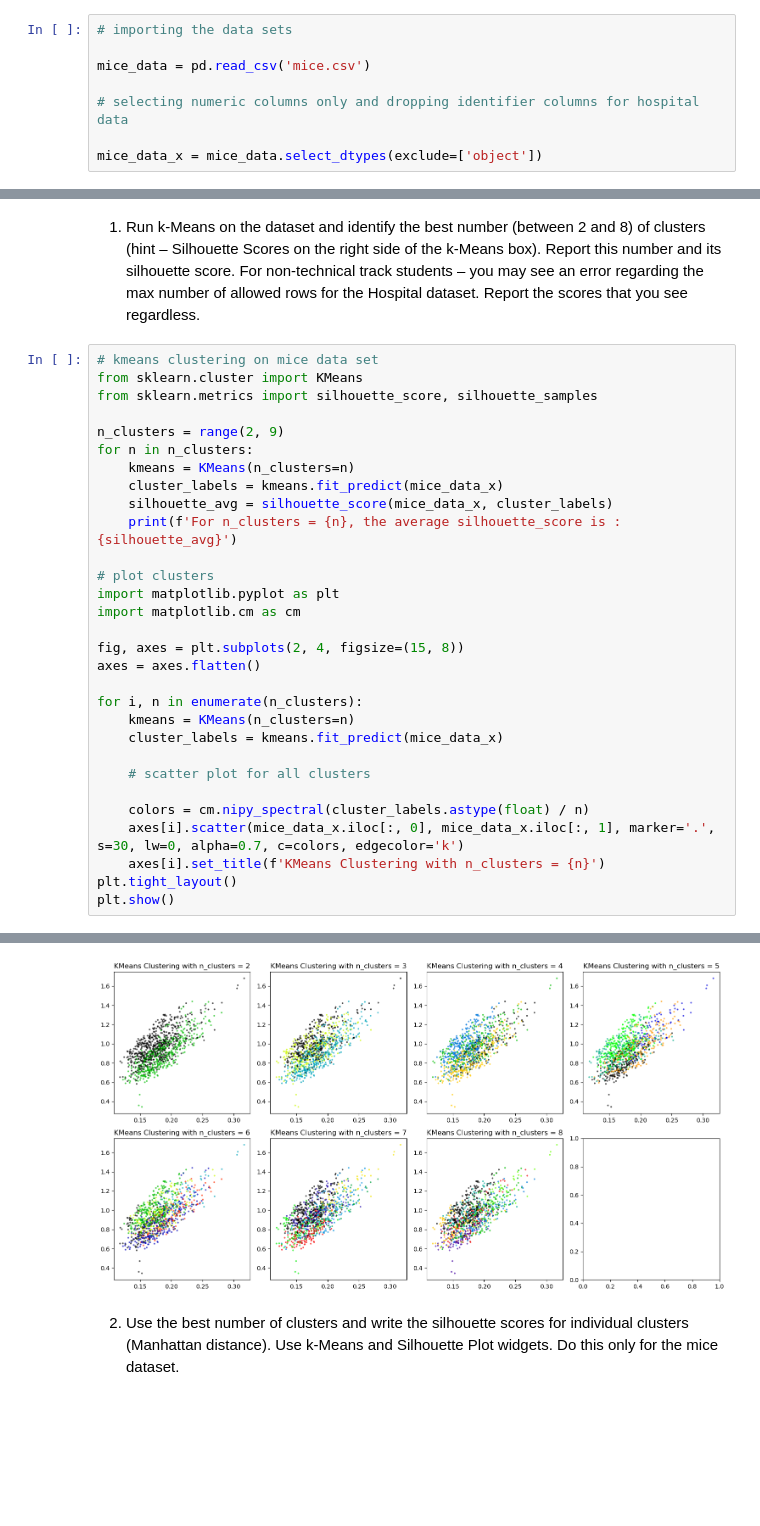
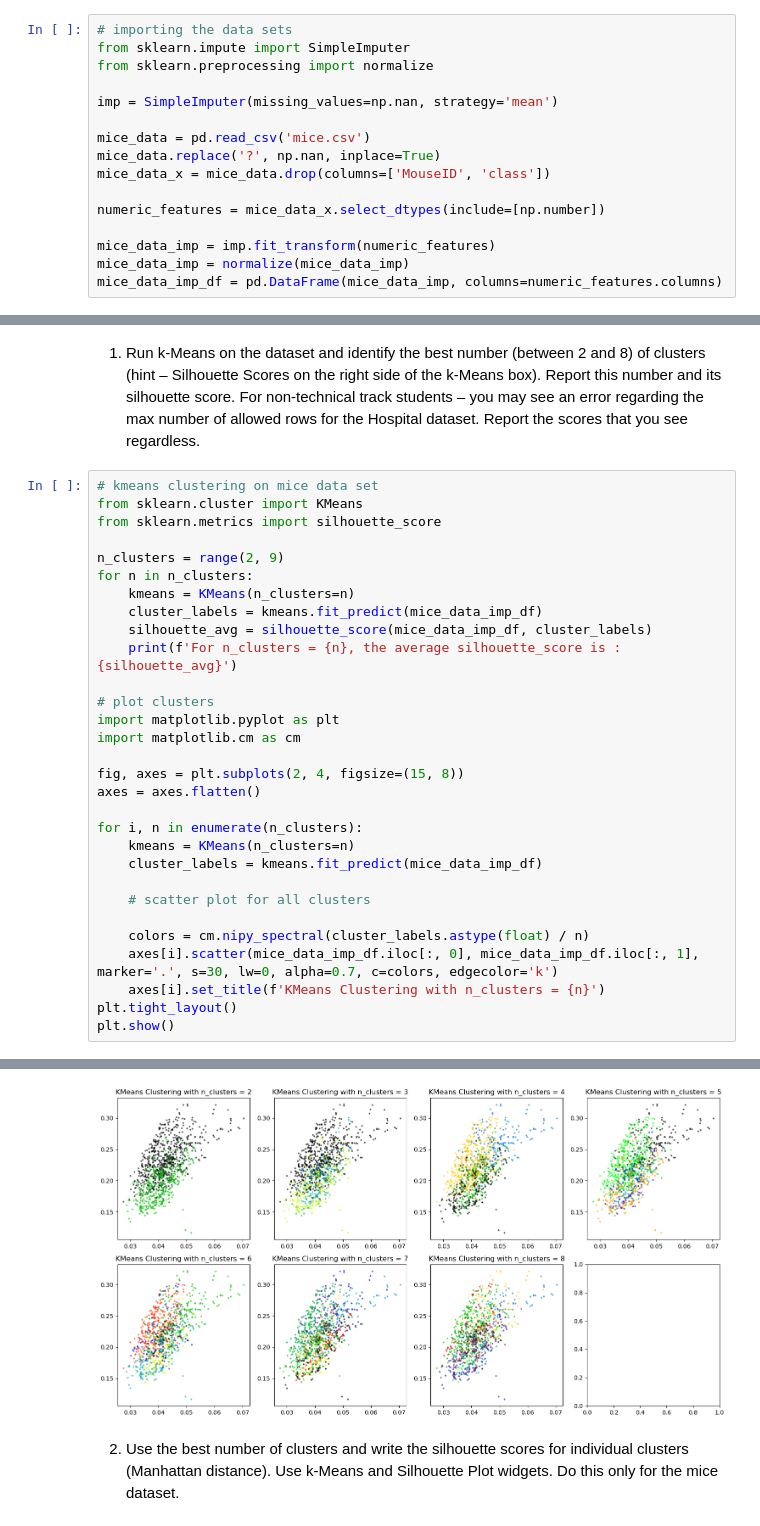
Before and after one commit to AEnyioko/Unsupervised, a Jupyter notebook: MiceDataset.ipynb, the cells around one changed output, grey strips where cells are left out. Cells and saved outputs as stored; diff of their text form; blank space fills up the shorter version.

```diff
--- a/MiceDataset.ipynb
+++ b/MiceDataset.ipynb
@@ -13,12 +13,20 @@ import sklearn as sk
 ## Part 1: Cleaning the data sets
 # %%
 # importing the data sets
+from sklearn.impute import SimpleImputer
+from sklearn.preprocessing import normalize
+
+imp = SimpleImputer(missing_values=np.nan, strategy='mean')
 
 mice_data = pd.read_csv('mice.csv')
+mice_data.replace('?', np.nan, inplace=True)
+mice_data_x = mice_data.drop(columns=['MouseID', 'class'])
 
-# selecting numeric columns only and dropping identifier columns for hospital data
+numeric_features = mice_data_x.select_dtypes(include=[np.number])
 
-mice_data_x = mice_data.select_dtypes(exclude=['object'])
+mice_data_imp = imp.fit_transform(numeric_features)
+mice_data_imp = normalize(mice_data_imp)
+mice_data_imp_df = pd.DataFrame(mice_data_imp, columns=numeric_features.columns)
 # %% [markdown]
 ## Part 2: Questions
 ### Mice Data set
@@ -31,13 +39,13 @@ you see regardless.
 # %%
 # kmeans clustering on mice data set
 from sklearn.cluster import KMeans
-from sklearn.metrics import silhouette_score, silhouette_samples
+from sklearn.metrics import silhouette_score
 
 n_clusters = range(2, 9)
 for n in n_clusters:
     kmeans = KMeans(n_clusters=n)
-    cluster_labels = kmeans.fit_predict(mice_data_x)
-    silhouette_avg = silhouette_score(mice_data_x, cluster_labels)
+    cluster_labels = kmeans.fit_predict(mice_data_imp_df)
+    silhouette_avg = silhouette_score(mice_data_imp_df, cluster_labels)
     print(f'For n_clusters = {n}, the average silhouette_score is : {silhouette_avg}')
 
 # plot clusters
@@ -49,12 +57,12 @@ axes = axes.flatten()
 
 for i, n in enumerate(n_clusters):
     kmeans = KMeans(n_clusters=n)
-    cluster_labels = kmeans.fit_predict(mice_data_x)
+    cluster_labels = kmeans.fit_predict(mice_data_imp_df)
 
     # scatter plot for all clusters
 
     colors = cm.nipy_spectral(cluster_labels.astype(float) / n)
-    axes[i].scatter(mice_data_x.iloc[:, 0], mice_data_x.iloc[:, 1], marker='.', s=30, lw=0, alpha=0.7, c=colors, edgecolor='k')
+    axes[i].scatter(mice_data_imp_df.iloc[:, 0], mice_data_imp_df.iloc[:, 1], marker='.', s=30, lw=0, alpha=0.7, c=colors, edgecolor='k')
     axes[i].set_title(f'KMeans Clustering with n_clusters = {n}')
 plt.tight_layout()
 plt.show()
@@ -69,4 +77,4 @@ For n_clusters = 8, the average silhouette_score is : 0.21406992223816124
-[figure, old version]
+[figure, new version]
 # %% [markdown]
 2. Use the best number of clusters and write the silhouette scores for individual
 clusters (Manhattan distance). Use k-Means and Silhouette Plot widgets. Do this only for
```
Also changed, not shown: parts of 7 cells of this notebook, 1 other file.
